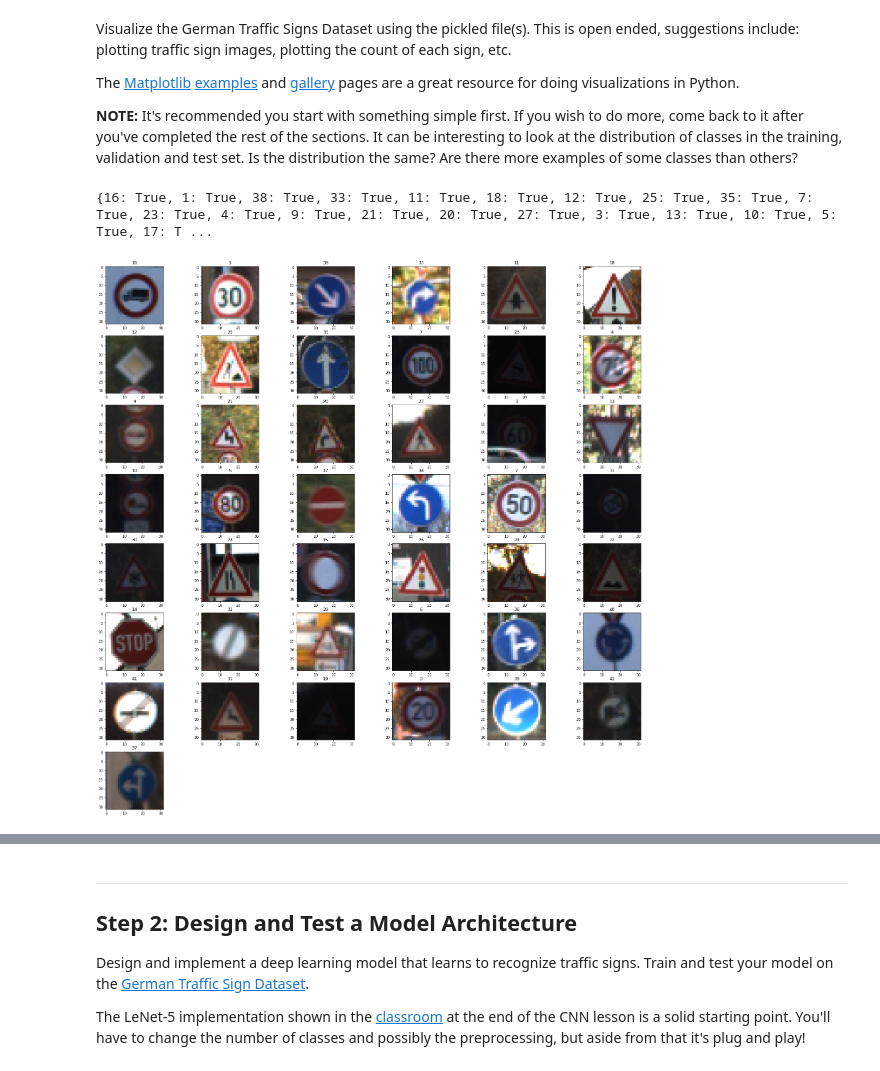
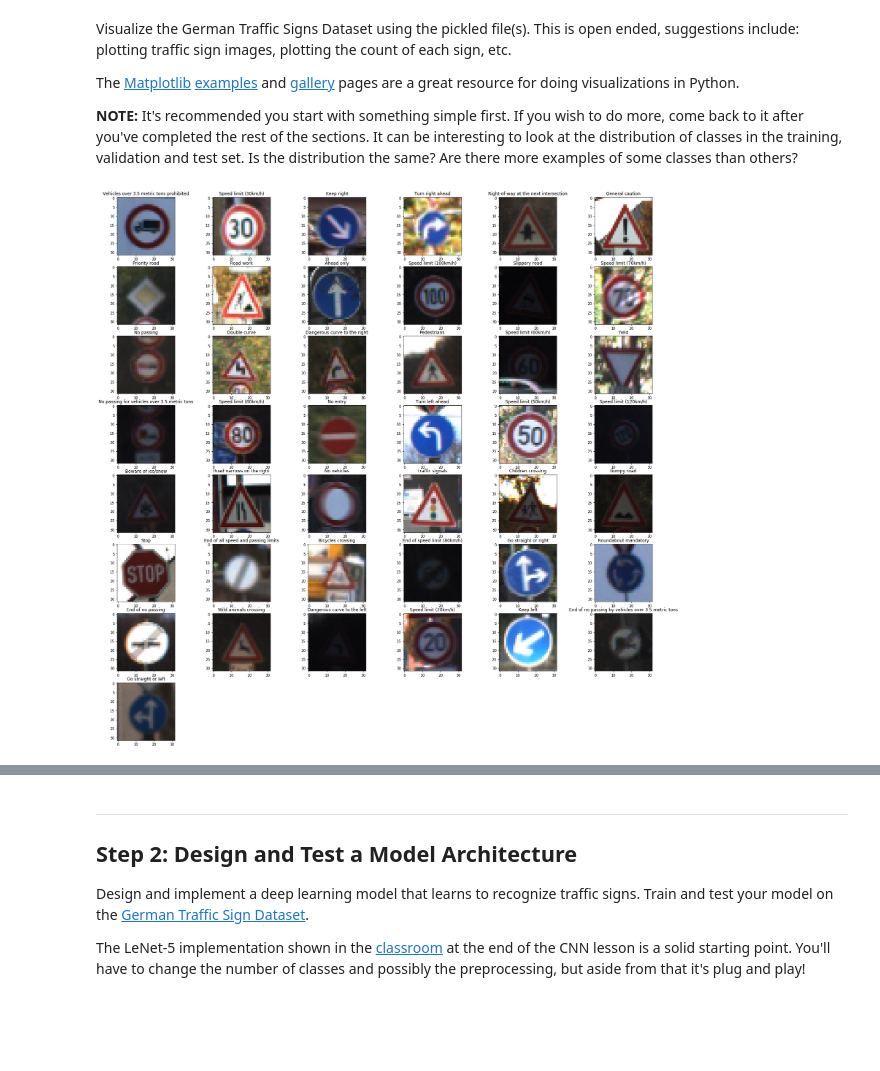
Before and after one commit to nigelredding/CarND-Traffic-Sign-Classifier-Project, a Jupyter notebook: test.ipynb, the cells around one changed output, grey strips where cells are left out. Cells and saved outputs as stored; diff of their text form; code cells hidden in the pictures; blank space fills up the shorter version.

```diff
--- a/test.ipynb
+++ b/test.ipynb
@@ -95,38 +95,43 @@ The [Matplotlib](http://matplotlib.org/) [examples](http://matplotlib.org/exampl
 # %%
 ### Data exploration visualization code goes here.
 ### Feel free to use as many code cells as needed.
 import matplotlib.pyplot as plt
+import csv
 
 # Visualizations will be shown in the notebook.
 %matplotlib inline
 
-'''
-We show the first image in X_train for each class.
-'''
+# load the label names
+skip=True
+sign_name_map = {}
+sign_names=[]
+with open('signnames.csv') as signnames:
+    data = csv.reader(signnames, delimiter=',')
+    for row in data:
+        if skip == True: # first row
+            skip = False
+            continue
+        sign_name_map[int(row[0])] = row[1]
+        sign_names.append(row[1])
 
+
+# We show the first image in X_train for each class.
 seen_label = {}
 
-'''
-6 images per row. So, 8 rows
-'''
+# 6 images per row. So, 8 rows
 fig, axes = plt.subplots(8,6, figsize=(28,28))
-
-row, col = 0, 0
 count = 0
 for img, label in zip(X_train,y_train):
     if seen_label.get(label) == True:
         continue
     else:
         seen_label[label] = True
 
     axes[count // 6, count % 6].imshow(img)
-    axes[count // 6, count % 6].set_title(label)
+    axes[count // 6, count % 6].set_title(sign_name_map[label])
     count += 1
 
 for i in range(1,6):
     axes[7, i].axis('off')
-
-print(seen_label)
 # %% [output]
-{16: True, 1: True, 38: True, 33: True, 11: True, 18: True, 12: True, 25: True, 35: True, 7: True, 23: True, 4: True, 9: True, 21: True, 20: True, 27: True, 3: True, 13: True, 10: True, 5: True, 17: T ...
-[figure, old version]
+[figure, new version]
```
Also changed, not shown: parts of 19 cells of this notebook.
